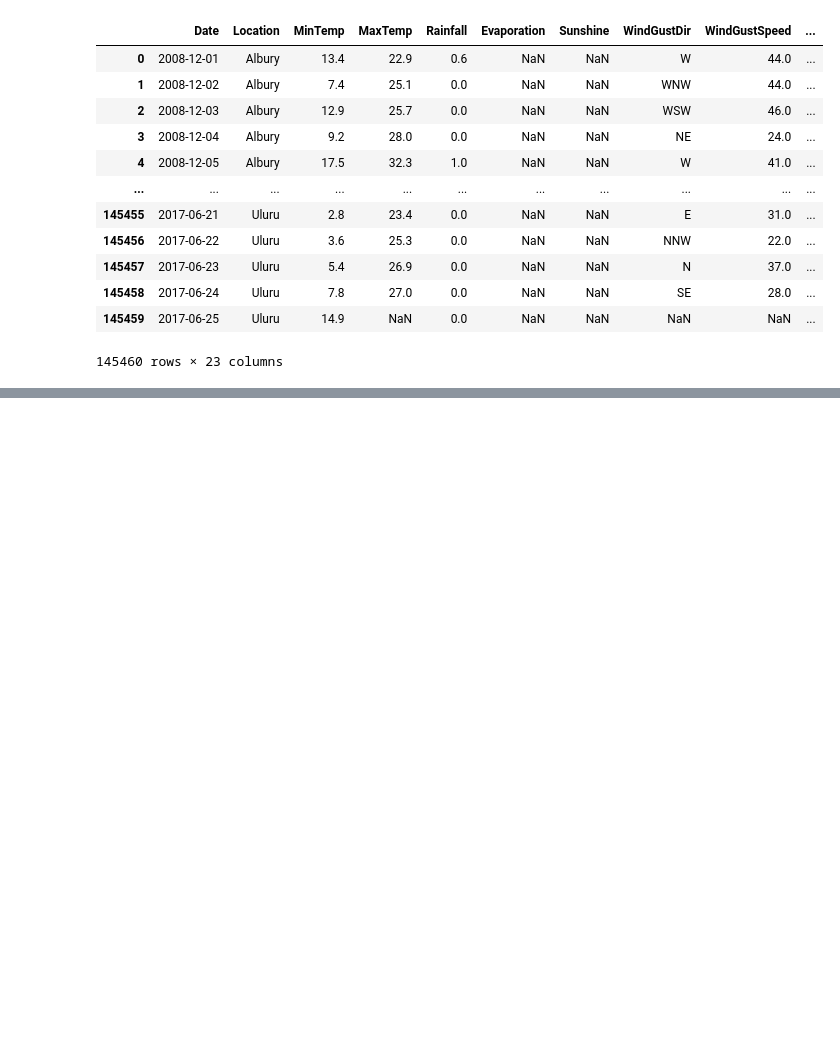
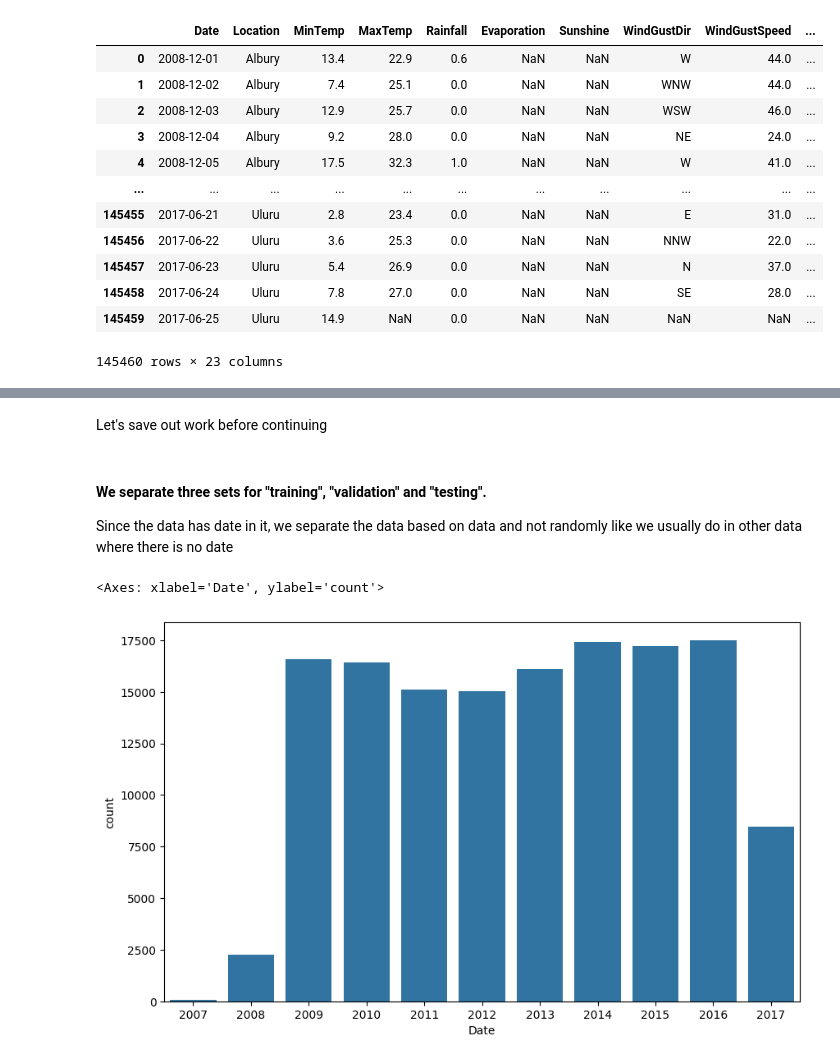
Before and after one commit to bipu01/Machine_learning, a Jupyter notebook: Decision_tree_and_random_forest.ipynb, the cells around one changed output, grey strips where cells are left out. Saved outputs shown, nothing was run; the diff lists cells and outputs as text; code cells hidden in the pictures; blank space fills up the shorter version.

```diff
--- a/Decision_tree_and_random_forest.ipynb
+++ b/Decision_tree_and_random_forest.ipynb
@@ -46,8 +46,8 @@ Downloading weather-dataset-rattle-package.zip to ./weather-dataset-rattle-packa
 # %%
 file_path = "./weather-dataset-rattle-package/weatherAUS.csv"
 # %%
-df = pd.read_csv(file_path)
-df
+raw_df = pd.read_csv(file_path)
+raw_df
 # %% [output]
 |  | Date | Location | MinTemp | MaxTemp | Rainfall | Evaporation | Sunshine | WindGustDir | WindGustSpeed | ... |
 | 0 | 2008-12-01 | Albury | 13.4 | 22.9 | 0.6 | NaN | NaN | W | 44.0 | ... |
@@ -64,0 +87,2 @@ df
+# %%
+raw_df.dropna(subset=["RainTomorrow"], inplace=True)
@@ -64,0 +109,11 @@ df
+# %% [markdown]
+Let's save out work before continuing
+# %% [markdown]
+#### We separate three sets for **"training"**, **"validation"** and **"testing"**.
+
+Since the data has date in it, we separate the data based on data and not randomly like we usually do in other data where there is no date
+# %%
+sns.countplot(raw_df, x=pd.to_datetime(raw_df.Date).dt.year)
+# %% [output]
+<Axes: xlabel='Date', ylabel='count'>
+[figure, added]
```
Also changed, not shown: parts of 5 cells of this notebook.
